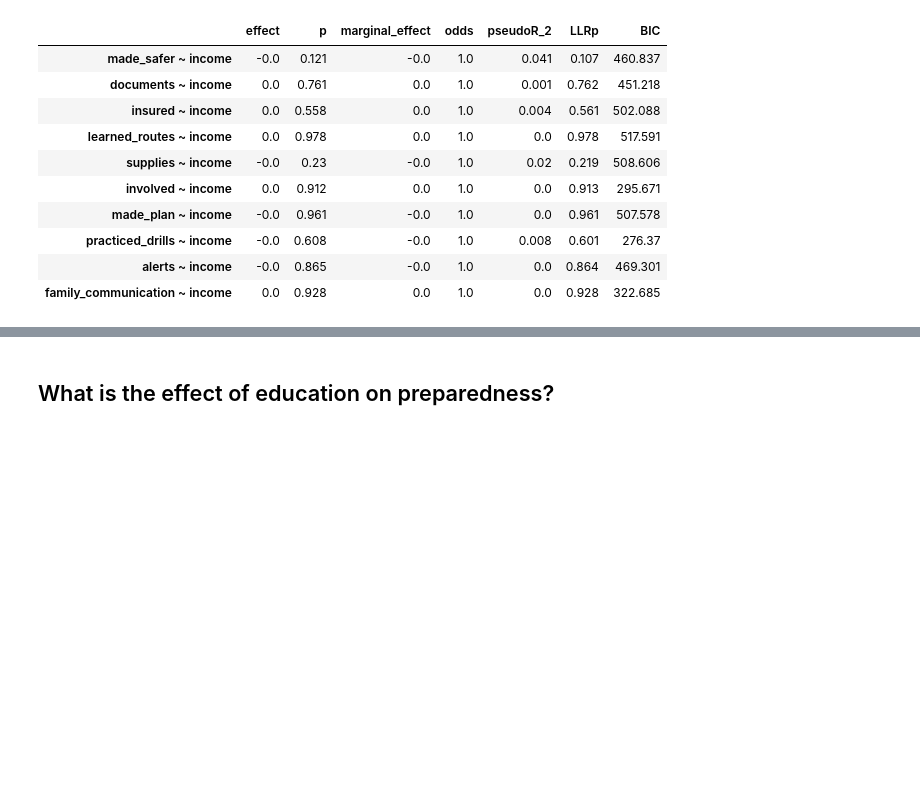
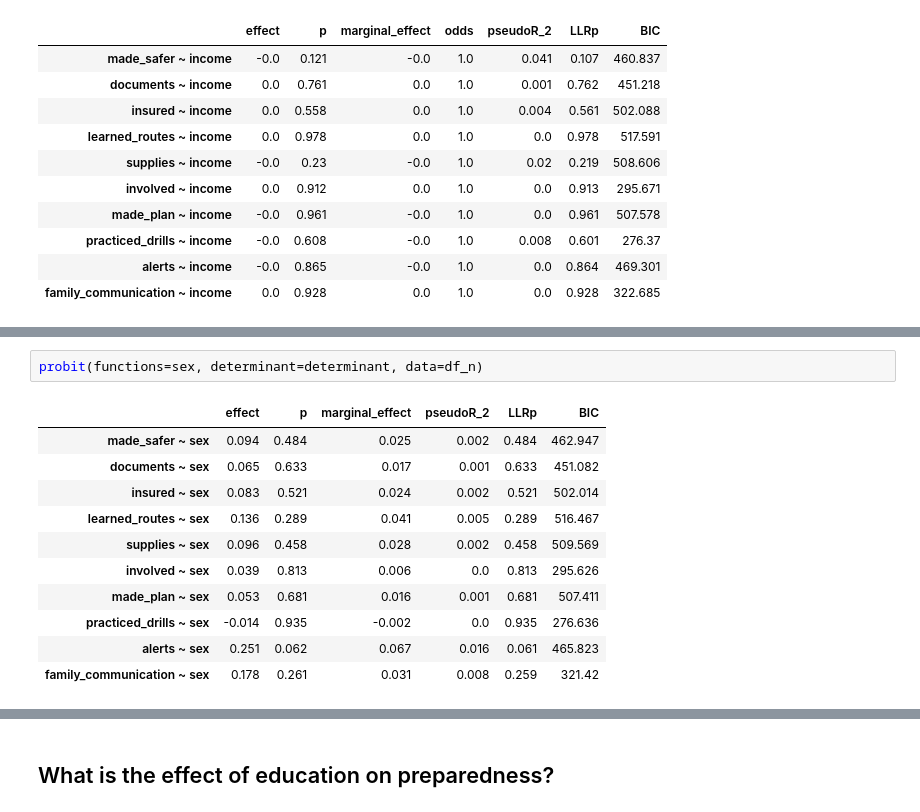
Before and after one commit to phillippmueller/flood_adaptation_behavior, a Jupyter notebook: analysis/automated/univariate_models.ipynb, the cells around one changed output, grey strips where cells are left out. Drawn from its saved outputs; the diff is of its cells as text; blank space fills up the shorter version.

```diff
--- a/analysis/automated/univariate_models.ipynb
+++ b/analysis/automated/univariate_models.ipynb
@@ -456,0 +473,14 @@ logit(functions=income, determinant=determinant, data=df_n)
+# %%
+probit(functions=sex, determinant=determinant, data=df_n)
+# %% [output]
+|  | effect | p | marginal_effect | pseudoR_2 | LLRp | BIC |
+| made_safer ~ sex | 0.094 | 0.484 | 0.025 | 0.002 | 0.484 | 462.947 |
+| documents ~ sex | 0.065 | 0.633 | 0.017 | 0.001 | 0.633 | 451.082 |
+| insured ~ sex | 0.083 | 0.521 | 0.024 | 0.002 | 0.521 | 502.014 |
+| learned_routes ~ sex | 0.136 | 0.289 | 0.041 | 0.005 | 0.289 | 516.467 |
+| supplies ~ sex | 0.096 | 0.458 | 0.028 | 0.002 | 0.458 | 509.569 |
+| involved ~ sex | 0.039 | 0.813 | 0.006 | 0.0 | 0.813 | 295.626 |
+| made_plan ~ sex | 0.053 | 0.681 | 0.016 | 0.001 | 0.681 | 507.411 |
+| practiced_drills ~ sex | -0.014 | 0.935 | -0.002 | 0.0 | 0.935 | 276.636 |
+| alerts ~ sex | 0.251 | 0.062 | 0.067 | 0.016 | 0.061 | 465.823 |
+| family_communication ~ sex | 0.178 | 0.261 | 0.031 | 0.008 | 0.259 | 321.42 |
```
Also changed, not shown: parts of 3 cells of this notebook.
